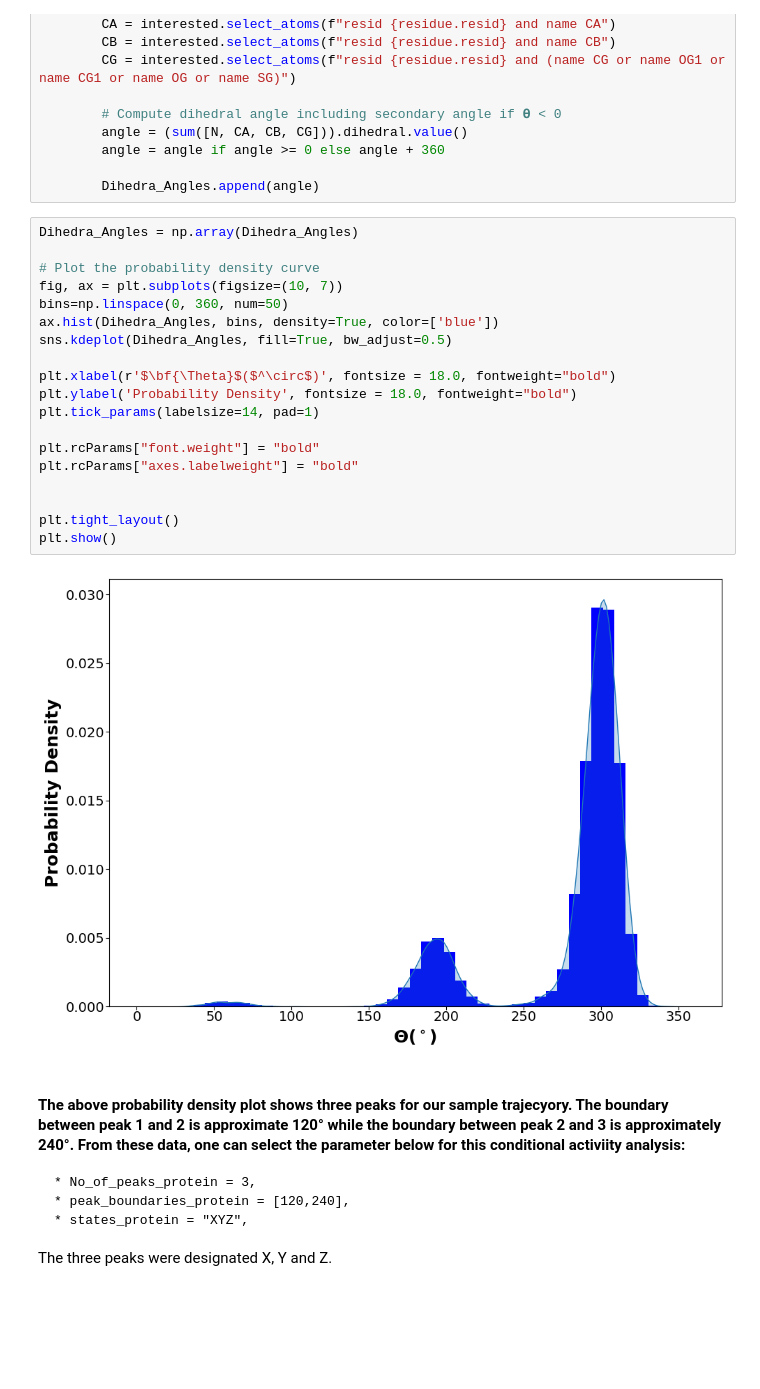
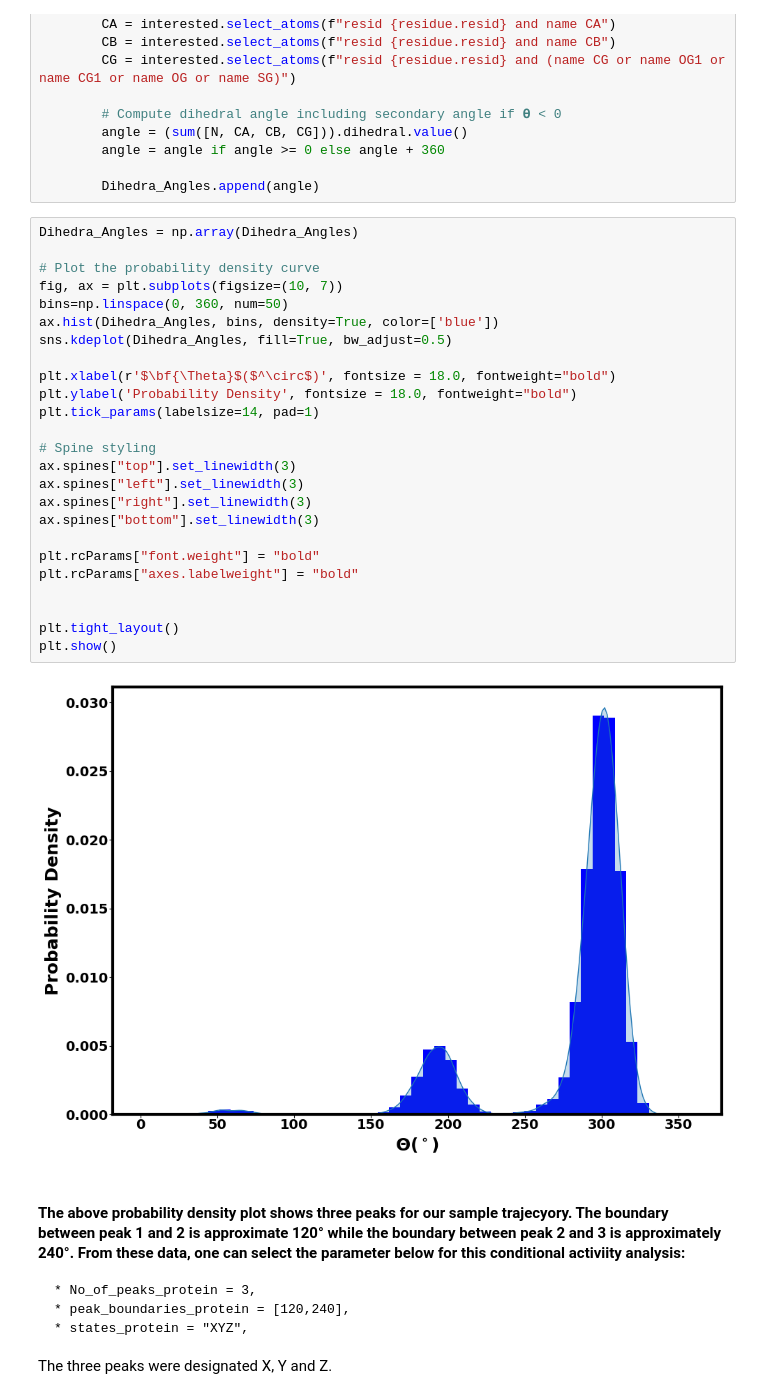
Before and after one commit to CUNY-CSI-Loverde-Laboratory/conditional_activity, a Jupyter notebook: conditional_activity/condact_tutorial/tutorial.ipynb, the cells around one changed output. Drawn from its saved outputs; the diff is of its cells as text; blank space fills up the shorter version.

```diff
--- a/conditional_activity/condact_tutorial/tutorial.ipynb
+++ b/conditional_activity/condact_tutorial/tutorial.ipynb
@@ -71,24 +58,30 @@ for ts in universe.trajectory:
 # %%
 Dihedra_Angles = np.array(Dihedra_Angles)
 
 # Plot the probability density curve
 fig, ax = plt.subplots(figsize=(10, 7))
 bins=np.linspace(0, 360, num=50)
 ax.hist(Dihedra_Angles, bins, density=True, color=['blue'])
 sns.kdeplot(Dihedra_Angles, fill=True, bw_adjust=0.5)
 
 plt.xlabel(r'$\bf{\Theta}$($^\circ$)', fontsize = 18.0, fontweight="bold")
 plt.ylabel('Probability Density', fontsize = 18.0, fontweight="bold")
 plt.tick_params(labelsize=14, pad=1)
 
+# Spine styling
+ax.spines["top"].set_linewidth(3)
+ax.spines["left"].set_linewidth(3)
+ax.spines["right"].set_linewidth(3)
+ax.spines["bottom"].set_linewidth(3)
+
 plt.rcParams["font.weight"] = "bold"
 plt.rcParams["axes.labelweight"] = "bold"
 
 
 plt.tight_layout()
 plt.show()
 # %% [output]
-[figure, old version]
+[figure, new version]
 # %% [markdown]
 #### The above probability density plot shows three peaks for our sample trajecyory. The boundary between peak 1 and 2 is approximate 120° while the boundary between peak 2 and 3 is approximately 240°. From these data, one can select the parameter below for this conditional activiity analysis:
     * No_of_peaks_protein = 3,
```
Also changed, not shown: parts of 18 cells of this notebook, 4 other files.
